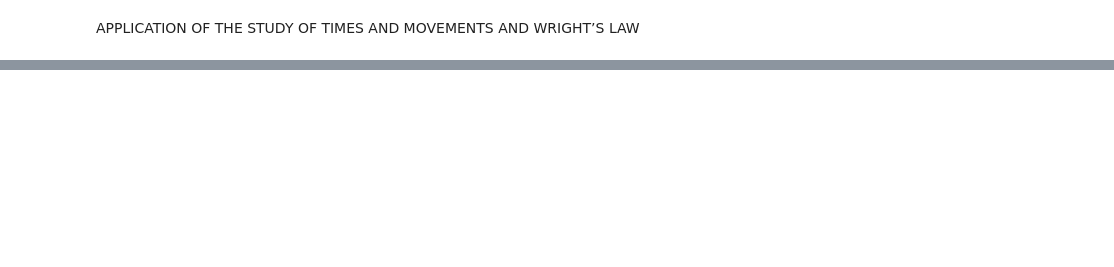
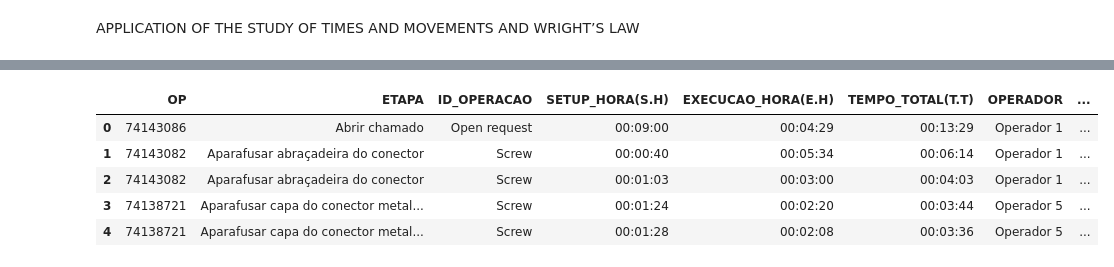
Before and after one commit to sarahbraia/dissertation_methodology_analysis_ITA, a Jupyter notebook: dissertation_methodology_analysis.ipynb, the cells around one changed output, grey strips where cells are left out. Cells and saved outputs as stored; diff of their text form; code cells hidden in the pictures; blank space fills up the shorter version.

```diff
--- a/dissertation_methodology_analysis.ipynb
+++ b/dissertation_methodology_analysis.ipynb
@@ -12,0 +13,7 @@ fatal: could not read Username for 'https://github.com': No such device or addre
+# %%
+# Reading files from Google Drive
+base_path = '/content/drive/MyDrive/ITA -DISSERTAÇÃO/Dados_cronoanalise_cablagem.xlsx'
+df = pd.read_excel(base_path)
+
+# Preview of each dataset
+df.head()
@@ -12,0 +101,31 @@ fatal: could not read Username for 'https://github.com': No such device or addre
+# %%
+# Replace values in-place using the translation dictionary
+df['ID_OPERACAO'] = df['ID_OPERACAO'].replace({
+    "Abrir chamado": "Open request",
+    "Preparar bancada": "Prepare workstation",
+    "Medir tamanho do cabo": "Measure cable length",
+    "Marcar fio": "Mark wire",
+    "Cortar": "Cut",
+    "Decapar": "Strip",
+    "Estanhar": "Tin",
+    "Crimpar": "Crimp",
+    "Inserir": "Insert",
+    "Organizar os fios": "Organize wires",
+    "Soldar": "Solder",
+    "Soprador térmico": "Heat gun",
+    "Montar Conector": "Assemble connector",
+    "Limpar excesso de solda": "Clean solder excess",
+    "Teste de continuidade": "Continuity test",
+    "Aparafusar": "Screw",
+    "Torque no conector": "Connector torque",
+    "Fabricar adesivo": "Create label",
+    "Enrolar cabo": "Coil cable"
+})
+df.head()
+# %% [output]
+|  | OP | ETAPA | ID_OPERACAO | SETUP_HORA(S.H) | EXECUCAO_HORA(E.H) | TEMPO_TOTAL(T.T) | OPERADOR | ... |
+| 0 | 74143086 | Abrir chamado | Open request | 00:09:00 | 00:04:29 | 00:13:29 | Operador 1 | ... |
+| 1 | 74143082 | Aparafusar abraçadeira do conector | Screw | 00:00:40 | 00:05:34 | 00:06:14 | Operador 1 | ... |
+| 2 | 74143082 | Aparafusar abraçadeira do conector | Screw | 00:01:03 | 00:03:00 | 00:04:03 | Operador 1 | ... |
+| 3 | 74138721 | Aparafusar capa do conector metal... | Screw | 00:01:24 | 00:02:20 | 00:03:44 | Operador 5 | ... |
+| 4 | 74138721 | Aparafusar capa do conector metal... | Screw | 00:01:28 | 00:02:08 | 00:03:36 | Operador 5 | ... |
```
Also changed, not shown: parts of 13 cells of this notebook.
